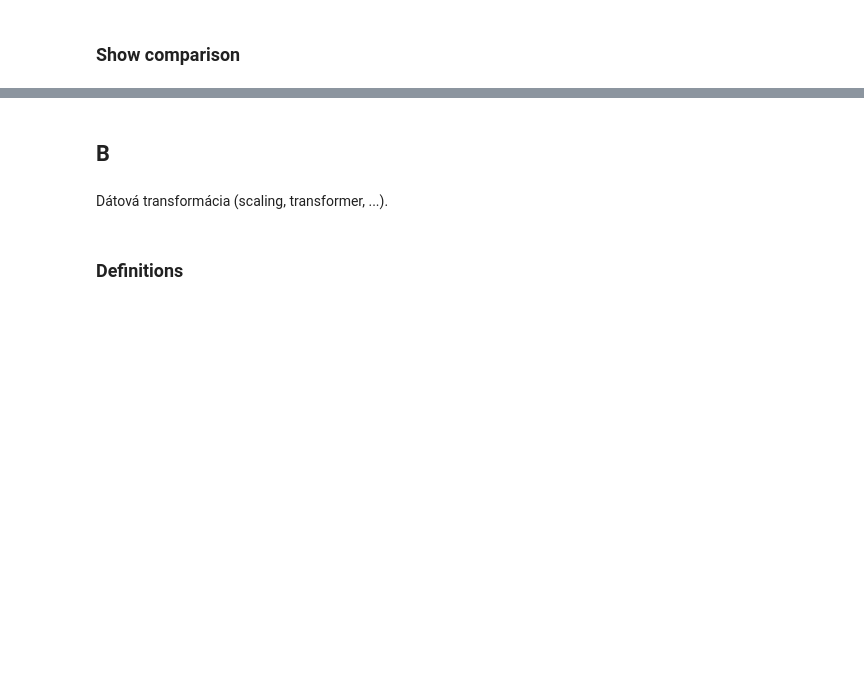
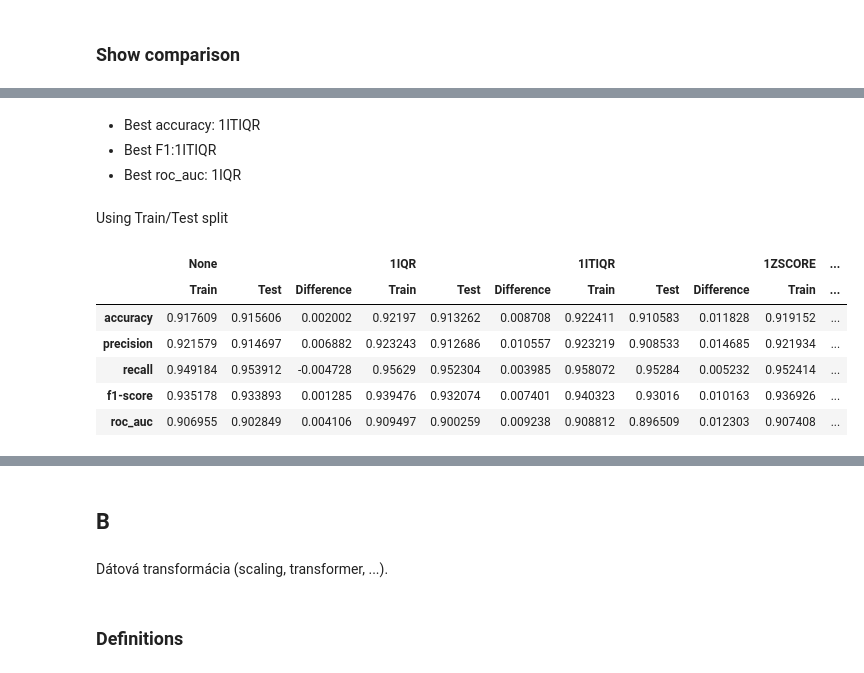
Before and after one commit to MBabiar/IAU-Project, a Jupyter notebook: src/Phase_3.ipynb, the cells around one changed output, grey strips where cells are left out. Saved outputs shown, nothing was run; the diff lists cells and outputs as text; code cells hidden in the pictures; blank space fills up the shorter version.

```diff
--- a/src/Phase_3.ipynb
+++ b/src/Phase_3.ipynb
@@ -2285,0 +2258,16 @@ df
+# %% [markdown]
+-   Best accuracy: 1ITIQR
+-   Best F1:1ITIQR
+-   Best roc_auc: 1IQR
+# %% [markdown]
+Using Train/Test split
+# %%
+df_scores
+# %% [output]
+|  | None |  |  | 1IQR |  |  | 1ITIQR |  |  | 1ZSCORE | ... |
+|  | Train | Test | Difference | Train | Test | Difference | Train | Test | Difference | Train | ... |
+| accuracy | 0.917609 | 0.915606 | 0.002002 | 0.92197 | 0.913262 | 0.008708 | 0.922411 | 0.910583 | 0.011828 | 0.919152 | ... |
+| precision | 0.921579 | 0.914697 | 0.006882 | 0.923243 | 0.912686 | 0.010557 | 0.923219 | 0.908533 | 0.014685 | 0.921934 | ... |
+| recall | 0.949184 | 0.953912 | -0.004728 | 0.95629 | 0.952304 | 0.003985 | 0.958072 | 0.95284 | 0.005232 | 0.952414 | ... |
+| f1-score | 0.935178 | 0.933893 | 0.001285 | 0.939476 | 0.932074 | 0.007401 | 0.940323 | 0.93016 | 0.010163 | 0.936926 | ... |
+| roc_auc | 0.906955 | 0.902849 | 0.004106 | 0.909497 | 0.900259 | 0.009238 | 0.908812 | 0.896509 | 0.012303 | 0.907408 | ... |
```
Also changed, not shown: parts of 32 cells of this notebook.
